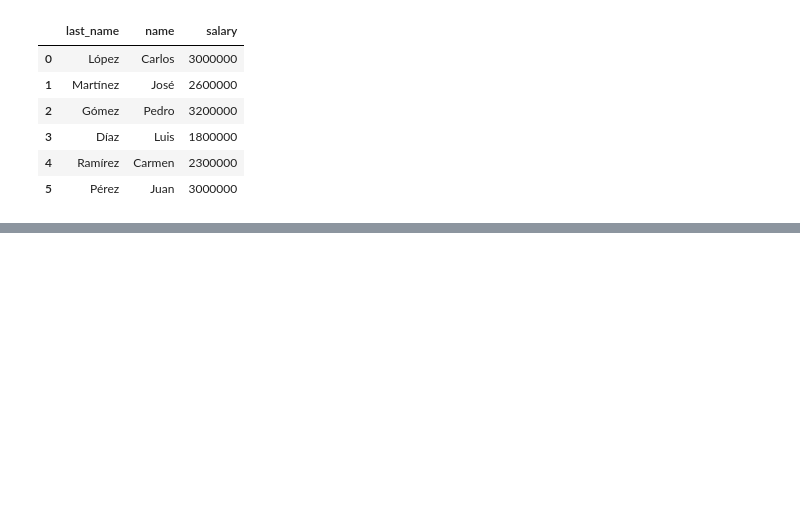
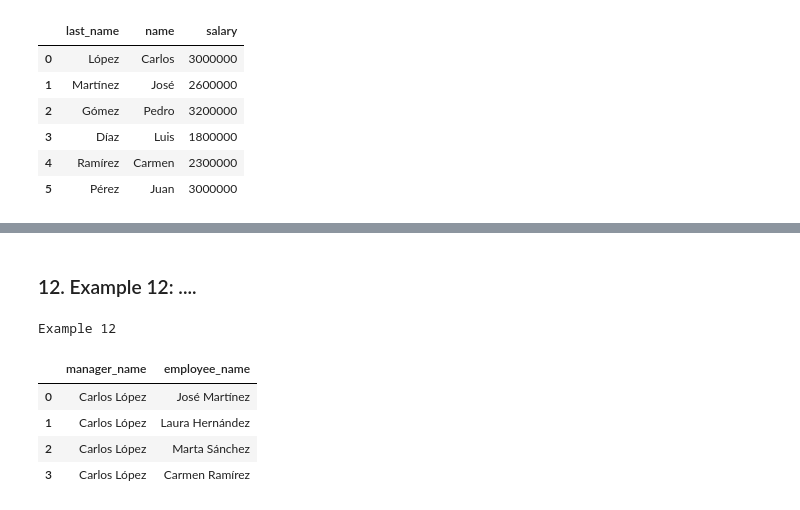
Before and after one commit to DavidOlmos03/talento-tech, a Jupyter notebook: mision/tema1/notebooks/empresa2.ipynb, the cells around one changed output, grey strips where cells are left out. Cells and saved outputs as stored; diff of their text form; code cells hidden in the pictures; blank space fills up the shorter version.

```diff
--- a/mision/tema1/notebooks/empresa2.ipynb
+++ b/mision/tema1/notebooks/empresa2.ipynb
@@ -315,0 +408,22 @@ Select Example 10 with AVG
+# %% [markdown]
+### 12. Example 12: ....
+# %%
+query12 = """
+    SELECT
+        e1.name || " " || e1.last_name AS manager_name,
+        e2.name  || " " || e2.last_name AS employee_name
+        FROM employee e1
+        JOIN employee e2
+        ON e1.id == e2.manager
+        WHERE e1.id = 102
+"""
+result12 = run_query(query12)
+print("Example 12")
+result12
+# %% [output]
+Example 12
+|  | manager_name | employee_name |
+| 0 | Carlos López | José Martínez |
+| 1 | Carlos López | Laura Hernández |
+| 2 | Carlos López | Marta Sánchez |
+| 3 | Carlos López | Carmen Ramírez |
```
Also changed, not shown: parts of 6 cells of this notebook.
